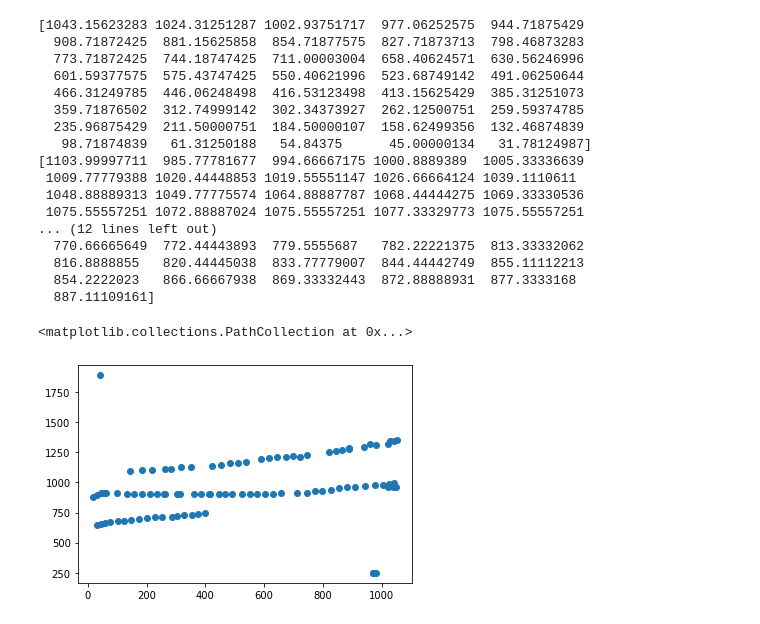
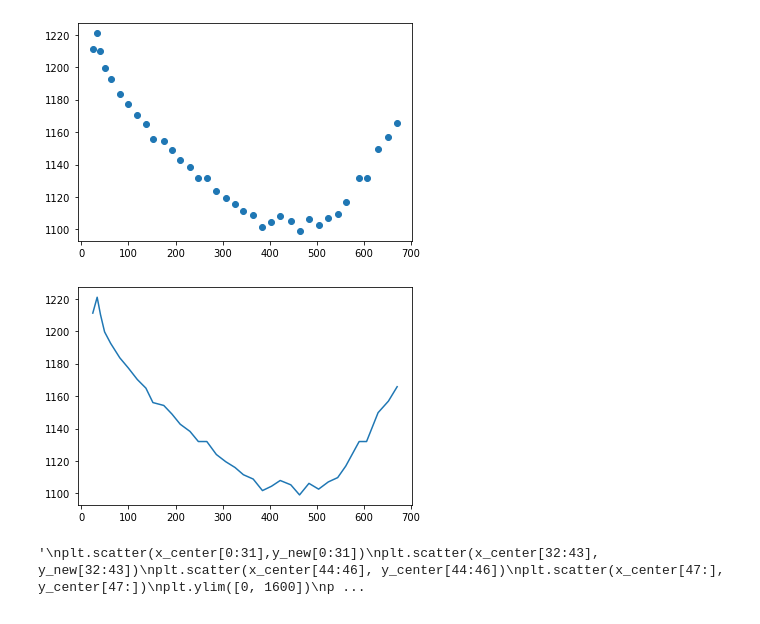
Before and after one commit to thofes/SJ_distance, a Jupyter notebook: 2022-12-24_Vorselektion.ipynb, the cells around one changed output. Saved outputs shown, nothing was run; the diff lists cells and outputs as text; code cells hidden in the pictures.

```diff
--- a/2022-12-24_Vorselektion.ipynb
+++ b/2022-12-24_Vorselektion.ipynb
@@ -142,28 +151,41 @@ Lenght:  73
-# %%
-#print(x_center)
-#print(y_center)
-y_new = []
-for y in y_center:
-  y_new.append(1980-y)
-
-plt.scatter(x_center,y_new)
-# %% [output]
-[1043.15623283 1024.31251287 1002.93751717  977.06252575  944.71875429
-  908.71872425  881.15625858  854.71877575  827.71873713  798.46873283
-  773.71872425  744.18747425  711.00003004  658.40624571  630.56246996
-  601.59377575  575.43747425  550.40621996  523.68749142  491.06250644
-  466.31249785  446.06248498  416.53123498  413.15625429  385.31251073
-  359.71876502  312.74999142  302.34373927  262.12500751  259.59374785
-  235.96875429  211.50000751  184.50000107  158.62499356  132.46874839
-   98.71874839   61.31250188   54.84375      45.00000134   31.78124987]
-[1103.99997711  985.77781677  994.66667175 1000.8889389  1005.33336639
- 1009.77779388 1020.44448853 1019.55551147 1026.66664124 1039.1110611
- 1048.88889313 1049.77775574 1064.88887787 1068.44444275 1069.33330536
- 1075.55557251 1072.88887024 1075.55557251 1077.33329773 1075.55557251
-... (12 lines left out)
-  770.66665649  772.44443893  779.5555687   782.22221375  813.33332062
-  816.8888855   820.44445038  833.77779007  844.44442749  855.11112213
-  854.2222023   866.66667938  869.33332443  872.88888931  877.3333168
-  887.11109161]
-<matplotlib.collections.PathCollection at 0x...>
-[figure, removed]
+# %%
+#print(x_center)
+#print(y_center)
+y_new = []
+for y in y_center:
+  y_new.append(1980-y)
+
+plt.scatter(x_center[15:51],y_new[15:51])
+plt.show()
+
+plt.plot(x_center[15:51],y_new[15:51])
+plt.show()
+"""
+plt.scatter(x_center[0:31],y_new[0:31])
+plt.scatter(x_center[32:43], y_new[32:43])
+plt.scatter(x_center[44:46], y_center[44:46])
+plt.scatter(x_center[47:], y_center[47:])
+plt.ylim([0, 1600])
+plt.show()
+
+plt.scatter(x_center[32:43], y_new[32:43])
+
+plt.show()
+
+plt.scatter(x_center[0:31],y_new[0:31])
+
+plt.show()
+
+plt.scatter(x_center[47:], y_center[47:])
+
+plt.show()
+
+plt.scatter(x_center[44:46], y_center[44:46])
+
+plt.show()
+#plt.plot(x_center,y_new)
+"""
+# %% [output]
+[figure, added]
+[figure, added]
+'\nplt.scatter(x_center[0:31],y_new[0:31])\nplt.scatter(x_center[32:43], y_new[32:43])\nplt.scatter(x_center[44:46], y_center[44:46])\nplt.scatter(x_center[47:], y_center[47:])\nplt.ylim([0, 1600])\np ...
```
Also changed, not shown: parts of 6 cells of this notebook.
